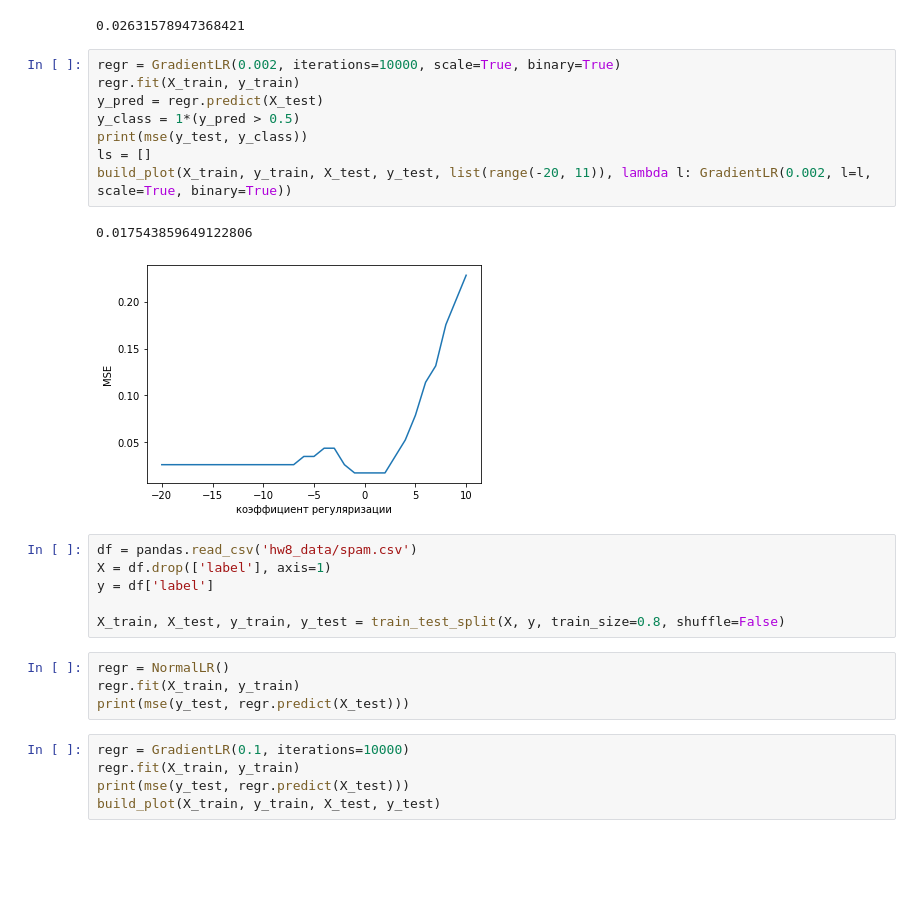
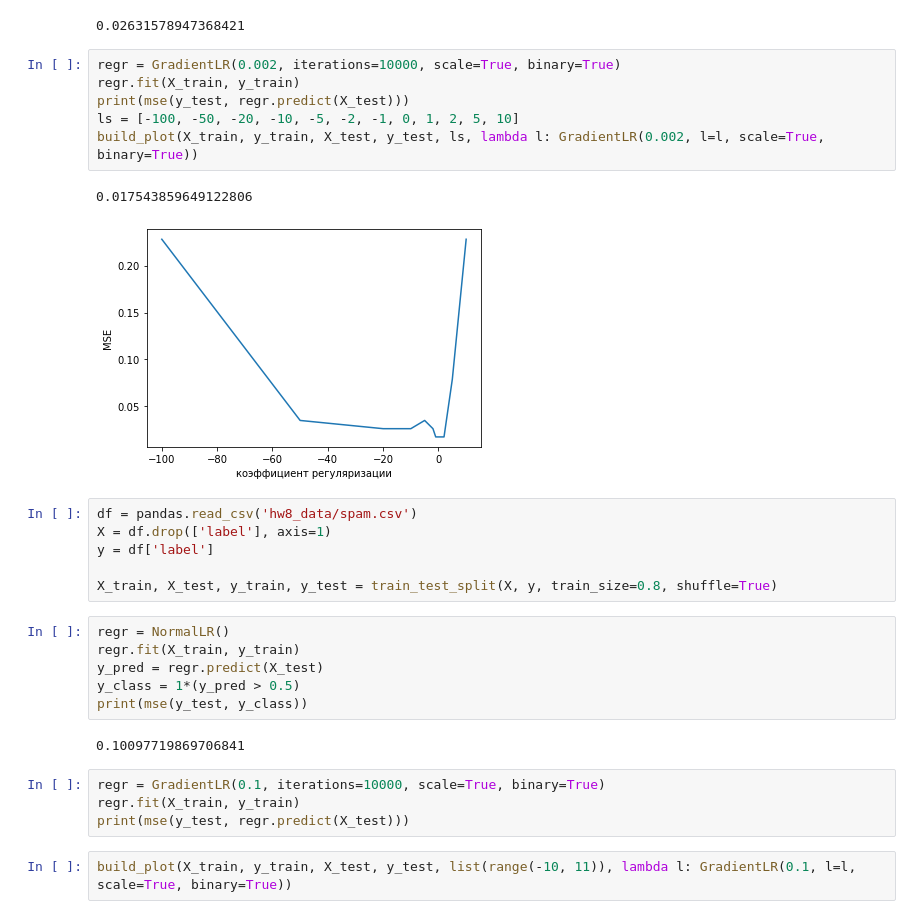
Before and after one commit to yegorov-boris/bioinf, a Jupyter notebook: HW8_Regression.ipynb, the cells around one changed output. Cells and saved outputs as stored; diff of their text form; blank space fills up the shorter version.

```diff
--- a/HW8_Regression.ipynb
+++ b/HW8_Regression.ipynb
@@ -148,26 +148,29 @@ print(mse(y_test, y_class))
 # %%
 regr = GradientLR(0.002, iterations=10000, scale=True, binary=True)
 regr.fit(X_train, y_train)
-y_pred = regr.predict(X_test)
-y_class = 1*(y_pred > 0.5)
-print(mse(y_test, y_class))
-ls = []
-build_plot(X_train, y_train, X_test, y_test, list(range(-20, 11)), lambda l: GradientLR(0.002, l=l, scale=True, binary=True))
+print(mse(y_test, regr.predict(X_test)))
+ls = [-100, -50, -20, -10, -5, -2, -1, 0, 1, 2, 5, 10]
+build_plot(X_train, y_train, X_test, y_test, ls, lambda l: GradientLR(0.002, l=l, scale=True, binary=True))
 # %% [output]
 0.017543859649122806
-[figure, old version]
+[figure, new version]
 # %%
 df = pandas.read_csv('hw8_data/spam.csv')
 X = df.drop(['label'], axis=1)
 y = df['label']
 
-X_train, X_test, y_train, y_test = train_test_split(X, y, train_size=0.8, shuffle=False)
+X_train, X_test, y_train, y_test = train_test_split(X, y, train_size=0.8, shuffle=True)
+# %%
+regr = NormalLR()
+regr.fit(X_train, y_train)
+y_pred = regr.predict(X_test)
+y_class = 1*(y_pred > 0.5)
+print(mse(y_test, y_class))
+# %% [output]
+0.10097719869706841
 # %%
-regr = NormalLR()
+regr = GradientLR(0.1, iterations=10000, scale=True, binary=True)
 regr.fit(X_train, y_train)
 print(mse(y_test, regr.predict(X_test)))
-# %%
-regr = GradientLR(0.1, iterations=10000)
-regr.fit(X_train, y_train)
-print(mse(y_test, regr.predict(X_test)))
-build_plot(X_train, y_train, X_test, y_test)
+# %%
+build_plot(X_train, y_train, X_test, y_test, list(range(-10, 11)), lambda l: GradientLR(0.1, l=l, scale=True, binary=True))
```
